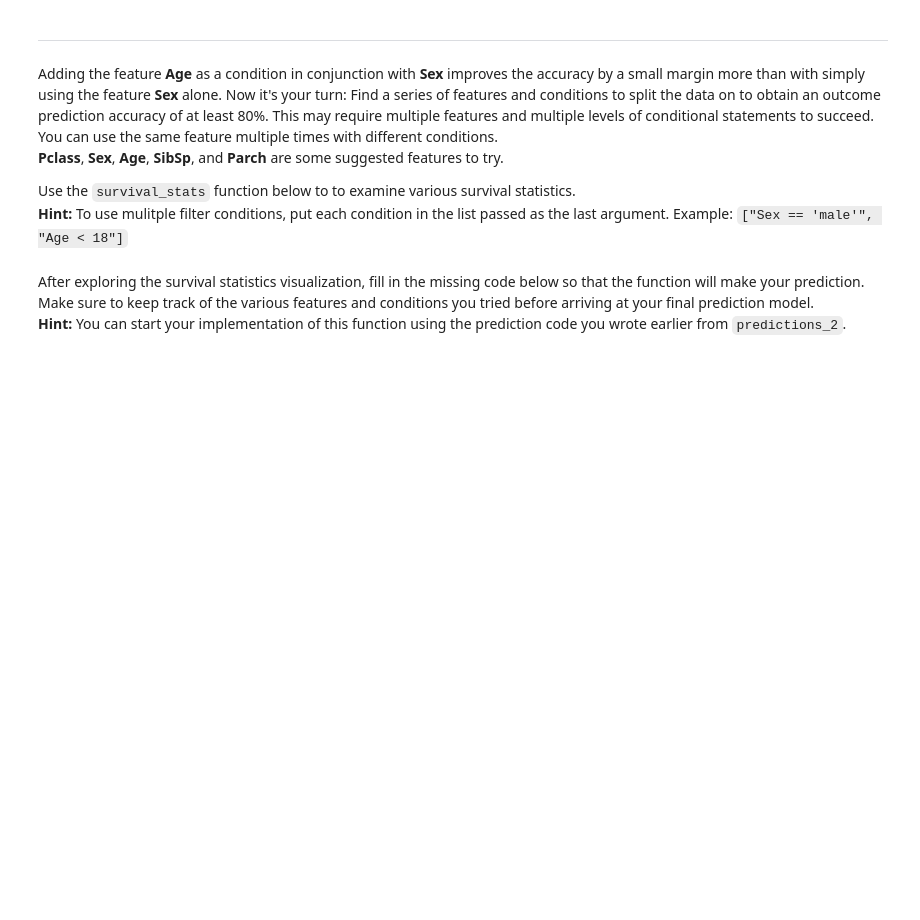
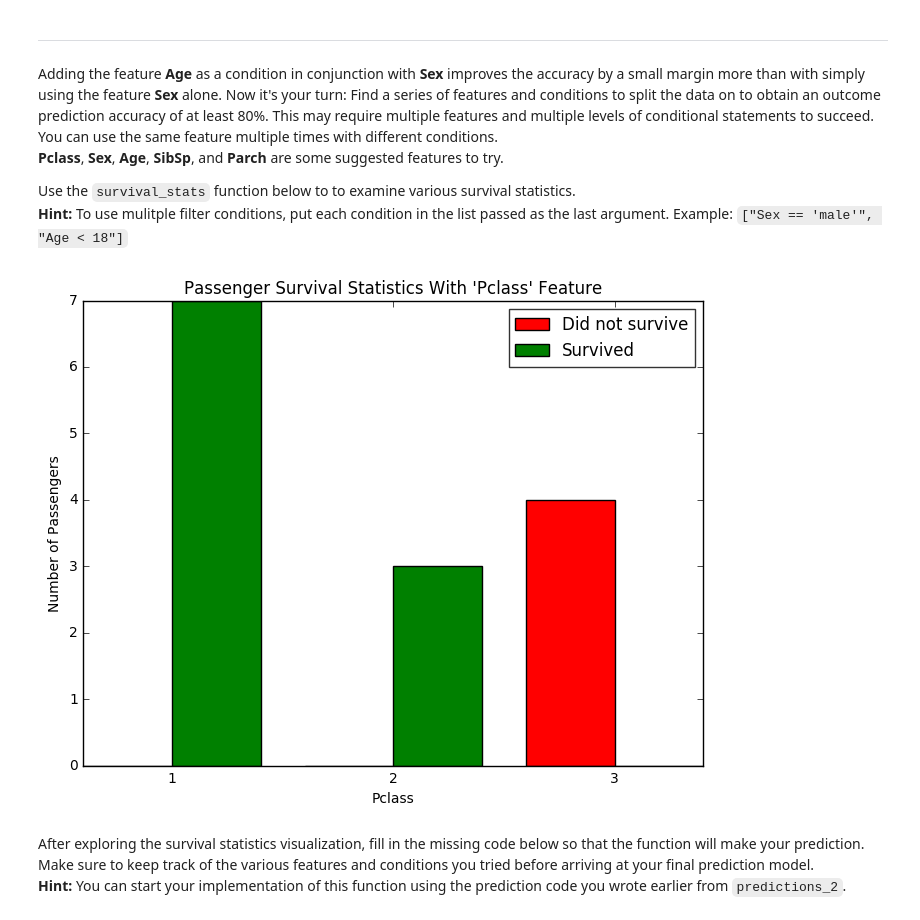
Before and after one commit to div3125/Titanic-survival-exploration, a Jupyter notebook: titanic_survival_exploration.ipynb, the cells around one changed output. Drawn from its saved outputs; the diff is of its cells as text; code cells hidden in the pictures; blank space fills up the shorter version.

```diff
--- a/titanic_survival_exploration.ipynb
+++ b/titanic_survival_exploration.ipynb
@@ -217,7 +217,9 @@ Adding the feature **Age** as a condition in conjunction with **Sex** improves t
 Use the `survival_stats` function below to to examine various survival statistics.
 **Hint:** To use mulitple filter conditions, put each condition in the list passed as the last argument. Example: `["Sex == 'male'", "Age < 18"]`
 # %%
-vs.survival_stats(data, outcomes, 'Age', ["Sex == 'male'", "Age < 18"])
+vs.survival_stats(data, outcomes, 'Pclass', ["Sex == 'female'", "Age > 40", "Age < 50", "SibSp == 0"])
+# %% [output]
+[figure, added]
 # %% [markdown]
 After exploring the survival statistics visualization, fill in the missing code below so that the function will make your prediction.
 Make sure to keep track of the various features and conditions you tried before arriving at your final prediction model.
```
Also changed, not shown: parts of 2 cells of this notebook, 1 other file.
